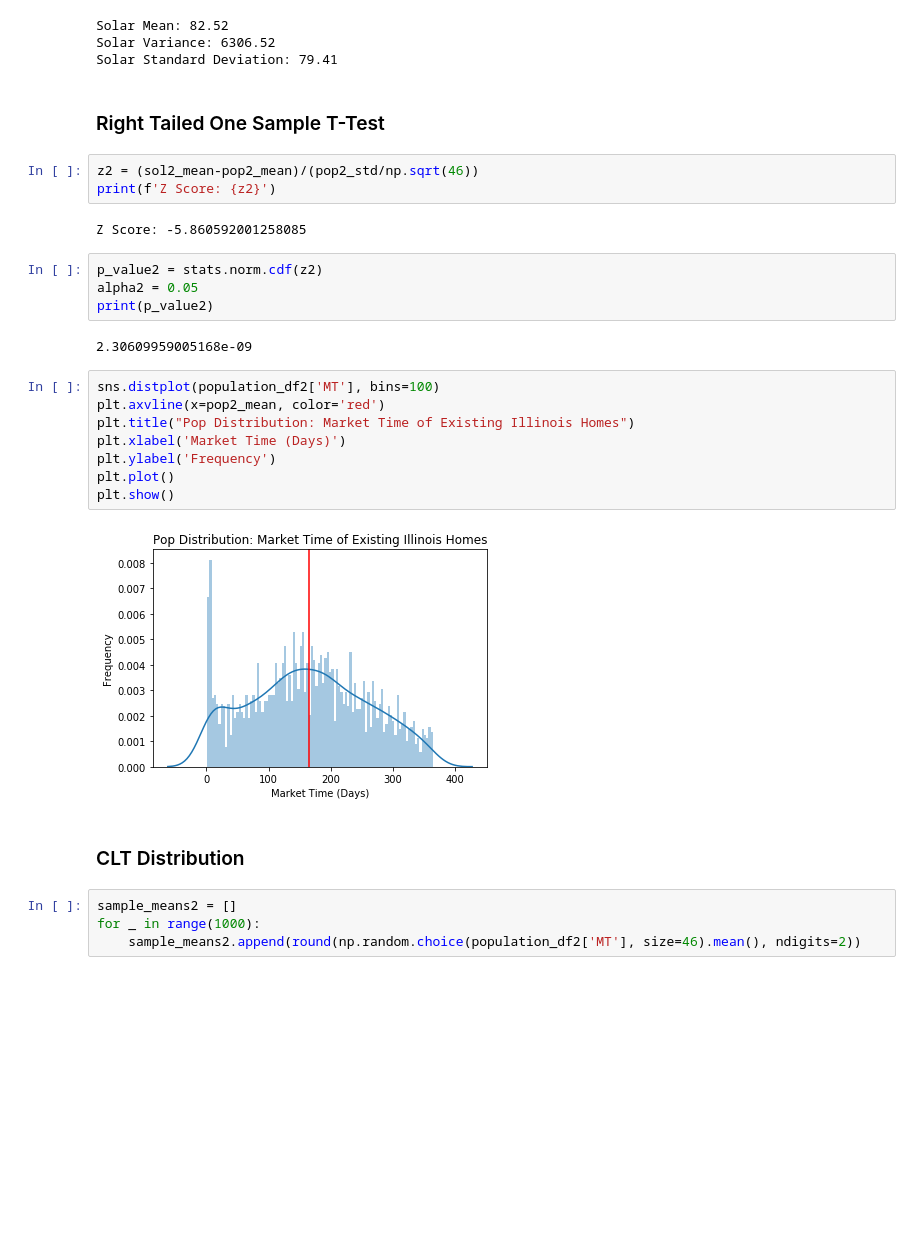
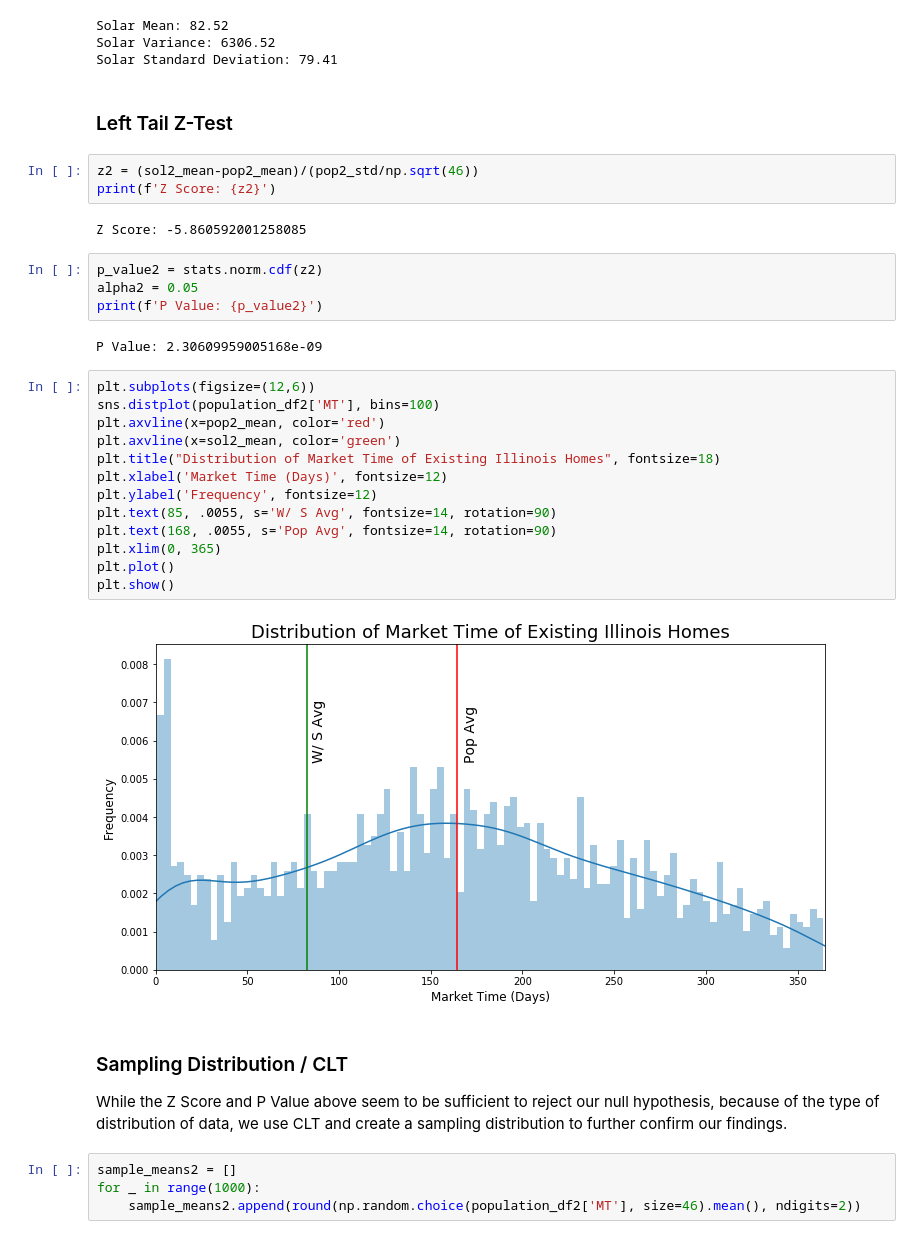
Before and after one commit to nqabell89/Solar-Panel-Impact-on-Illinois-Home-Value, a Jupyter notebook: Hypothesis_Testing.ipynb, the cells around one changed output. Drawn from its saved outputs; the diff is of its cells as text; blank space fills up the shorter version.

```diff
--- a/Hypothesis_Testing.ipynb
+++ b/Hypothesis_Testing.ipynb
@@ -158,8 +206,8 @@ print(f'Solar Standard Deviation: {sol2_std}')
 Solar Mean: 82.52
 Solar Variance: 6306.52
 Solar Standard Deviation: 79.41
-# %% [markdown]
-### Right Tailed One Sample T-Test
+# %% [markdown]
+### Left Tail Z-Test
 # %%
 z2 = (sol2_mean-pop2_mean)/(pop2_std/np.sqrt(46))
 print(f'Z Score: {z2}')
@@ -168,21 +216,27 @@ Z Score: -5.860592001258085
 # %%
 p_value2 = stats.norm.cdf(z2)
 alpha2 = 0.05
-print(p_value2)
+print(f'P Value: {p_value2}')
 # %% [output]
-2.30609959005168e-09
+P Value: 2.30609959005168e-09
 # %%
+plt.subplots(figsize=(12,6))
 sns.distplot(population_df2['MT'], bins=100)
 plt.axvline(x=pop2_mean, color='red')
-plt.title("Pop Distribution: Market Time of Existing Illinois Homes")
-plt.xlabel('Market Time (Days)')
-plt.ylabel('Frequency')
+plt.axvline(x=sol2_mean, color='green')
+plt.title("Distribution of Market Time of Existing Illinois Homes", fontsize=18)
+plt.xlabel('Market Time (Days)', fontsize=12)
+plt.ylabel('Frequency', fontsize=12)
+plt.text(85, .0055, s='W/ S Avg', fontsize=14, rotation=90)
+plt.text(168, .0055, s='Pop Avg', fontsize=14, rotation=90)
+plt.xlim(0, 365)
 plt.plot()
 plt.show()
 # %% [output]
-[figure, old version]
+[figure, new version]
-# %% [markdown]
-### CLT Distribution
+# %% [markdown]
+### Sampling Distribution / CLT
+While the Z Score and P Value above seem to be sufficient to reject our null hypothesis, because of the type of distribution of data, we use CLT and create a sampling distribution to further confirm our findings.
 # %%
 sample_means2 = []
 for _ in range(1000):
```
Also changed, not shown: parts of 48 cells of this notebook, 1 other file.
